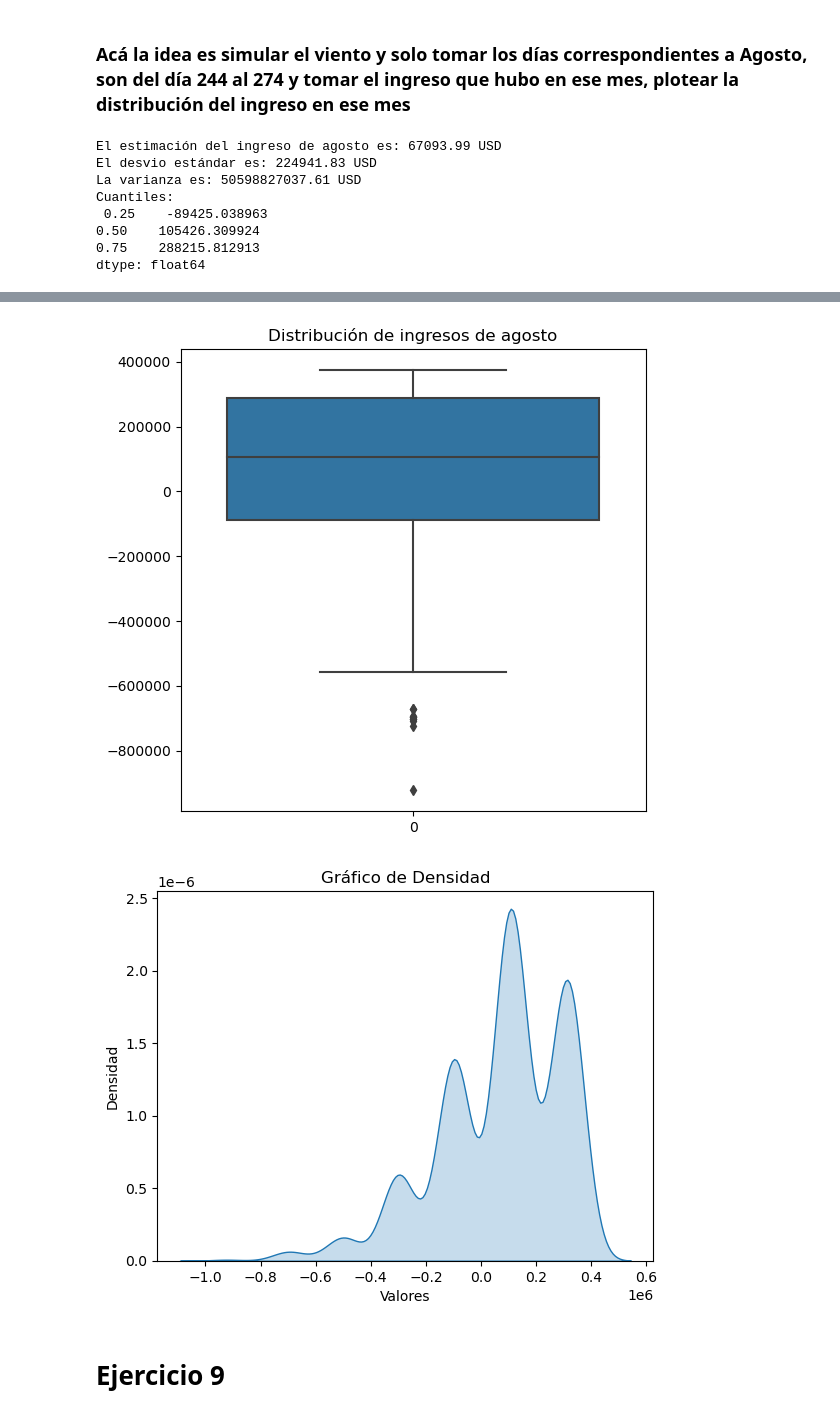
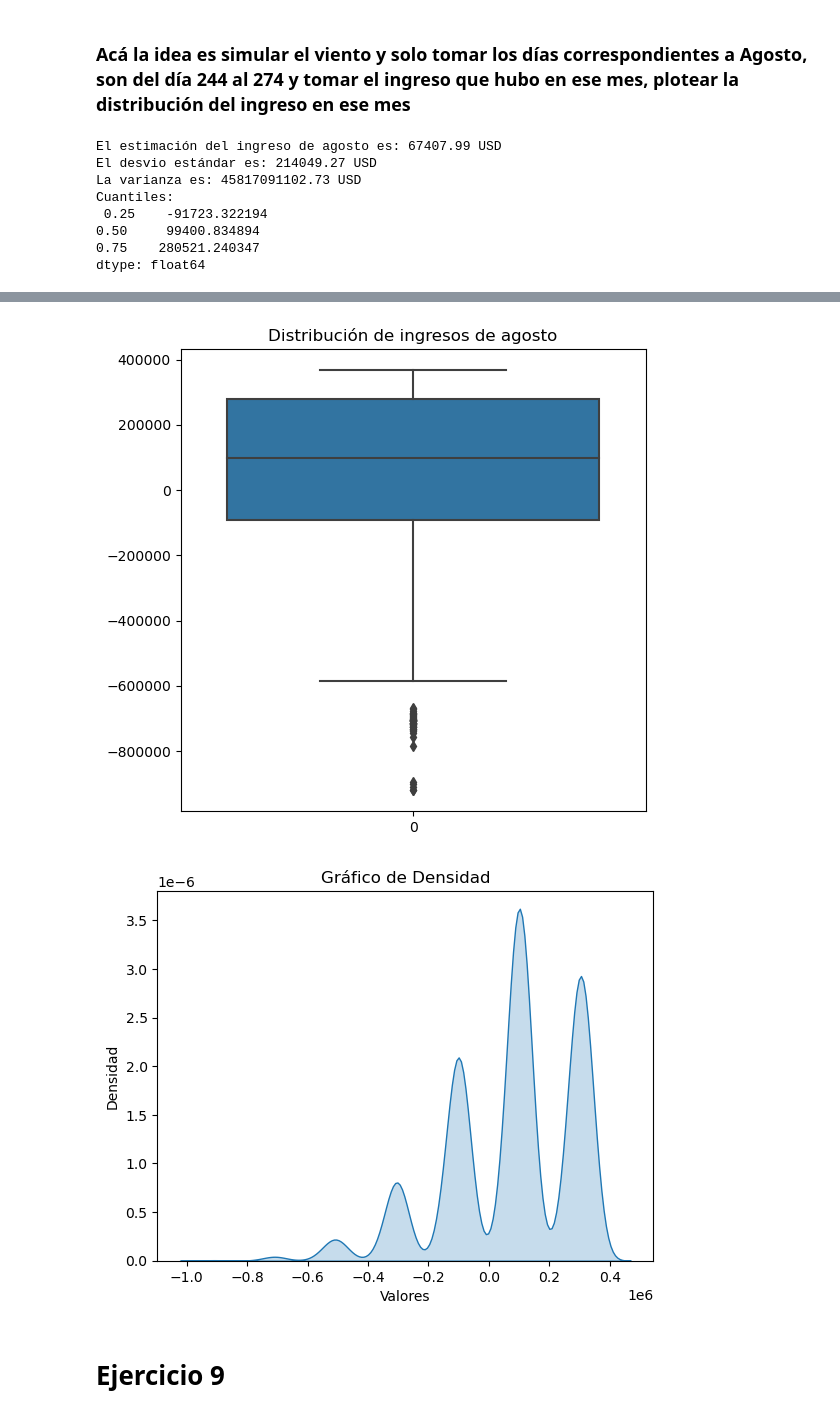
Before and after one commit to mrgimenezcosta/TP1_ACN, a Jupyter notebook: v2TP1ACN.ipynb, the cells around one changed output, grey strips where cells are left out. Cells and saved outputs as stored; diff of their text form; code cells hidden in the pictures.

Commit message:
10.000 simulaciones

```diff
--- a/v2TP1ACN.ipynb
+++ b/v2TP1ACN.ipynb
@@ -308,8 +308,7 @@ viento_norte = S - (D / 2) # Generamos Viento Norte
 viento_sur = S + (D / 2) # Generamos Viento Sur
 
 # Parámetros de operación
-K = 7.75 # Umbral de velocidad de viento para apagar el molino
-
+K = 8 # Umbral de velocidad de viento para apagar el molino
 
 # Simulación de ganancias de molinos Norte y Sur
 cash_flow_norte, roturas_norte, encendidos_norte, apagados_norte, estados_norte = simulate_molino(viento_norte, K, T)
@@ -424,8 +425,8 @@ plt.show()
 # %% [markdown]
 # Ejercicio 5
 # %%
-def VAN_estimado_k(num_simulaciones=10000, K=9):  # Inicializa el mejor K como None
-
+def VAN_estimado_k(num_simulaciones, K):  # Inicializa el mejor K como None
+    np.random.seed(20)
     van_total = 0
     van_lista = []
     for i in range(num_simulaciones):
@@ -440,7 +441,9 @@ def VAN_estimado_k(num_simulaciones=10000, K=9):  # Inicializa el mejor K como N
     return van_total, np.std(van_lista)
 
 # Ejecutar la función
-van_K, std_van_K = VAN_estimado_k(num_simulaciones=1000, K=9)
+num_simulaciones = 10000
+k = 9
+van_K, std_van_K = VAN_estimado_k(num_simulaciones, K)
 
 # Mostrar resultados
 print(f"El VAN promedio es: {van_K:.2f} USD")
@@ -454,7 +457,7 @@ El Error estándar  es: 786129.28 USD
 buscamo k optimo
 # %%
 # Función para encontrar el umbral óptimo de K
-def k_optimo(num_simulaciones=1000):
+def k_optimo(num_simulaciones):
     np.random.seed(20)
     k_max = None  # Inicializa el mejor K como None
     van_max = - np.inf  # Inicializa el VAN máximo como un valor muy bajo
@@ -472,11 +475,11 @@ def k_optimo(num_simulaciones=1000):
             van_max = van_total
             k_max = k
 
-
-    return k_max, van_total
+    return k_max, van_max
 
 # Ejecutar la función
-k_max, van_promedio = k_optimo(num_simulaciones=1000)
+num_simulaciones=10000
+k_max, van_promedio = k_optimo(num_simulaciones)
 
 # Mostrar resultados
 print(f"El umbral K óptimo promedio es: {k_max}")
@@ -489,16 +492,17 @@ El VAN promedio es: 390620.88 USD
 
 Opción ingenua vs la nuestra
 # %%
+num_simulaciones=10000
 # Opción Ingenua -> Elegimos un K muy alto, por lo que nunca vamos a apagar los molinos
-
+K=30
 # Ejecutar la función con K = 30 (nunca llega)
-van_K, std_van_K = VAN_estimado_k(num_simulaciones=1000, K=30)
+van_K, std_van_K = VAN_estimado_k(num_simulaciones, K)
 print(f"El VAN promedio es: {van_K:.2f} USD con método ingenuo")
 print(f"El Error estándar  es: {std_van_K:.2f} USD con método ingenuo")
 
-
+K=k_max
 # Ejecutar la función con K = 7.75
-van_K, std_van_K = VAN_estimado_k(num_simulaciones=1000, K=k_max)
+van_K, std_van_K = VAN_estimado_k(num_simulaciones, K)
 print(f"El VAN promedio es: {van_K:.2f} USD con K óptimo")
 print(f"El Error estándar  es: {std_van_K:.2f} USD con K óptimo")
 # %% [output]
@@ -511,10 +515,10 @@ El Error estándar  es: 678740.93 USD con K óptimo
 # %% [markdown]
 ### Acá la idea es simular el viento y solo tomar los días correspondientes a Agosto, son del día 244 al 274 y tomar el ingreso que hubo en ese mes, plotear la distribución del ingreso en ese mes
 # %%
-def ingresos_agosto(k_optimo, T=365):
+def ingresos_agosto(k_optimo, T= 365, num_simulaciones= 10000):
     ingresos = []
     np.random.seed(244)
-    for _ in range(1000):
+    for _ in range(num_simulaciones):
         S, D = wind_path(S_0, D_0, kappa, theta, sigma, delta, beta, gamma, T)
         cash_flow_norte, _, _, _, _ = simulate_molino(S + D / 2, k_optimo, T)
         cash_flow_sur, _, _, _, _= simulate_molino(S - D / 2, k_optimo, T)
@@ -561,11 +565,11 @@ plt.xlabel('Valores')
 plt.ylabel('Densidad')
 plt.show()
 # %% [output]
-El estimación del ingreso de agosto es: 67093.99 USD
-El desvio estándar es: 224941.83 USD
-La varianza es: 50598827037.61 USD
+El estimación del ingreso de agosto es: 67407.99 USD
+El desvio estándar es: 214049.27 USD
+La varianza es: 45817091102.73 USD
 Cuantiles:
- 0.25    -89425.038963
-0.50    105426.309924
-0.75    288215.812913
+ 0.25    -91723.322194
+0.50     99400.834894
+0.75    280521.240347
 dtype: float64
@@ -573,5 +577,5 @@ dtype: float64
-[figure, old version]
+[figure, new version]
-[figure, old version]
+[figure, new version]
 # %% [markdown]
 # Ejercicio 9
 # %% [markdown]
```
Also changed, not shown: parts of 25 cells of this notebook.
